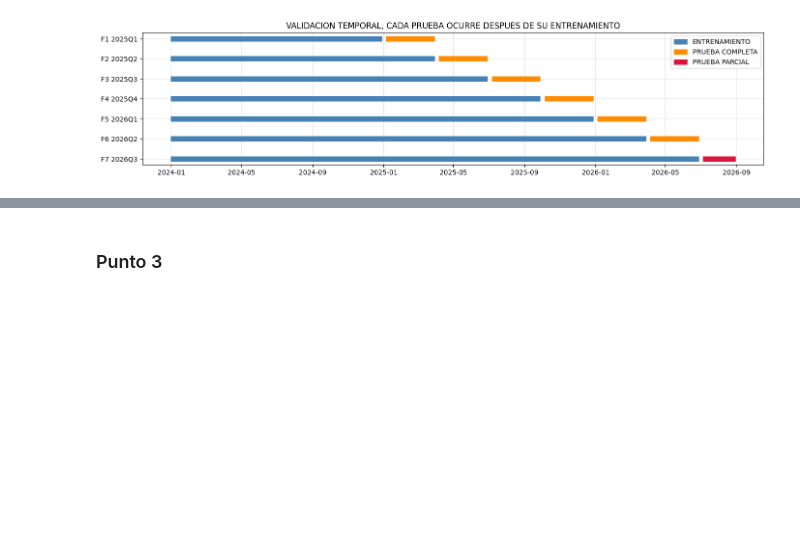
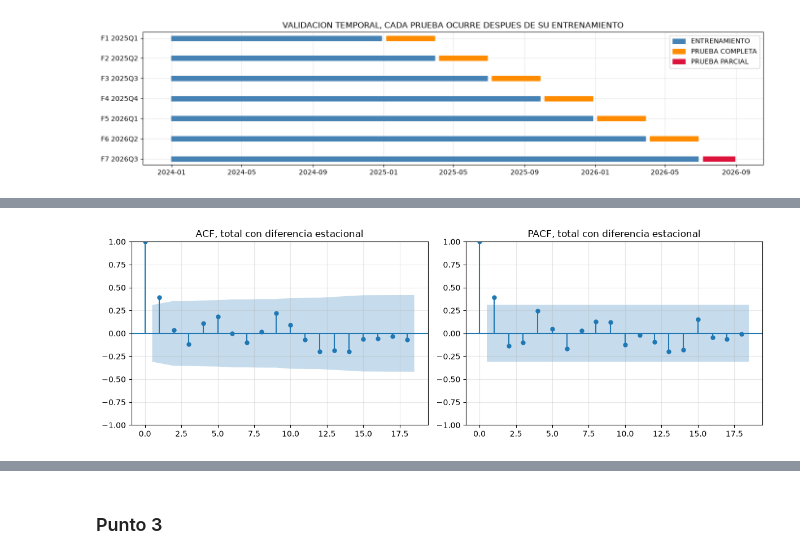
Before and after one commit to juanjocamposv/Parcial-2-analitica-forecast-sus, a Jupyter notebook: 02_Parcial_Forecasting_OTCHS_22_corregido2.ipynb, the cells around one changed output, grey strips where cells are left out. Saved outputs shown, nothing was run; the diff lists cells and outputs as text; code cells hidden in the pictures; blank space fills up the shorter version.

```diff
--- a/02_Parcial_Forecasting_OTCHS_22_corregido2.ipynb
+++ b/02_Parcial_Forecasting_OTCHS_22_corregido2.ipynb
@@ -347,0 +488,11 @@ LOS TRIMESTRES COMPLETOS SE USAN PARA COMPARAR MODELOS, EL FOLD PARCIAL ES UN CO
+# %%
+from statsmodels.graphics.tsaplots import plot_acf, plot_pacf
+
+ident_d = ident.diff(13).dropna()                       # total con diferencia estacional
+fig, axes = plt.subplots(1, 2, figsize=(12, 4))
+plot_acf(ident_d, lags=18, ax=axes[0], title="ACF, total con diferencia estacional")
+plot_pacf(ident_d, lags=18, ax=axes[1], title="PACF, total con diferencia estacional")
+plt.tight_layout()
+plt.show()
+# %% [output]
+[figure, added]
```
Also changed, not shown: parts of 51 cells of this notebook, 1 other file.
